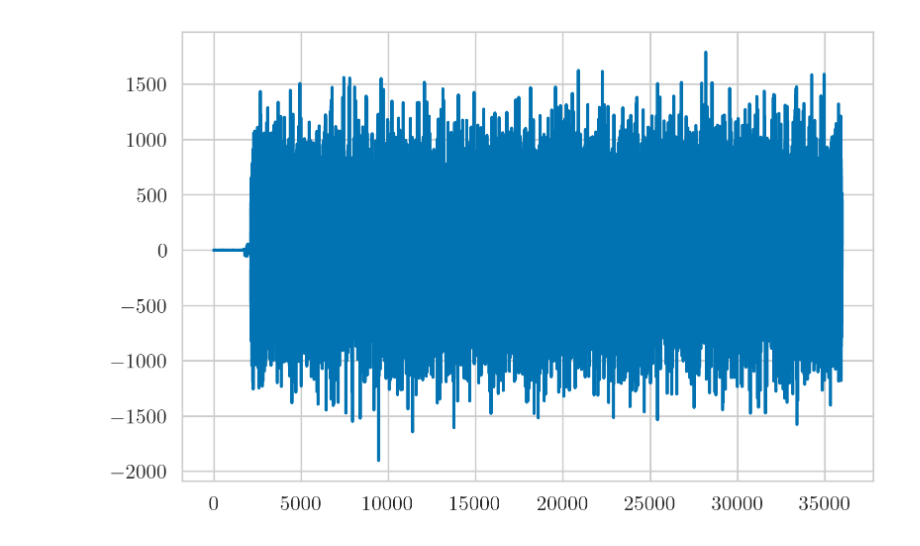
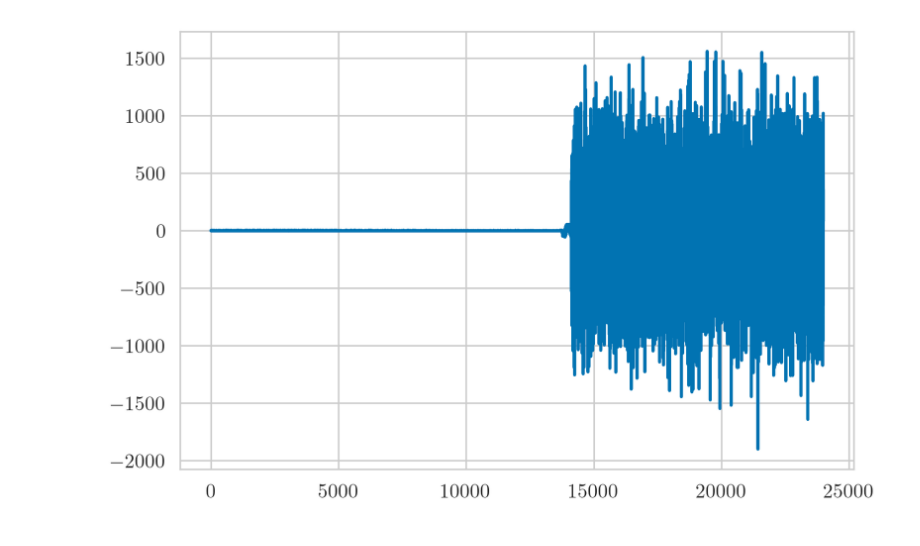
Before and after one commit to lIkesimba9/signals, a Jupyter notebook: detect_ofdm/visual.ipynb, the cells around one changed output. Drawn from its saved outputs; the diff is of its cells as text; code cells hidden in the pictures.

```diff
--- a/detect_ofdm/visual.ipynb
+++ b/detect_ofdm/visual.ipynb
@@ -47,7 +45,7 @@ plt.show()
 # %%
 import numpy, pylab
 data = numpy.memmap("signal.pcm", dtype='h', mode='r')
-pylab.plot(data[12000: 48000])
+pylab.plot(data[0: 24000])
 pylab.show()
 # %% [output]
-[figure, old version]
+[figure, new version]
```
Also changed, not shown: parts of 2 cells of this notebook, 1 other file.
